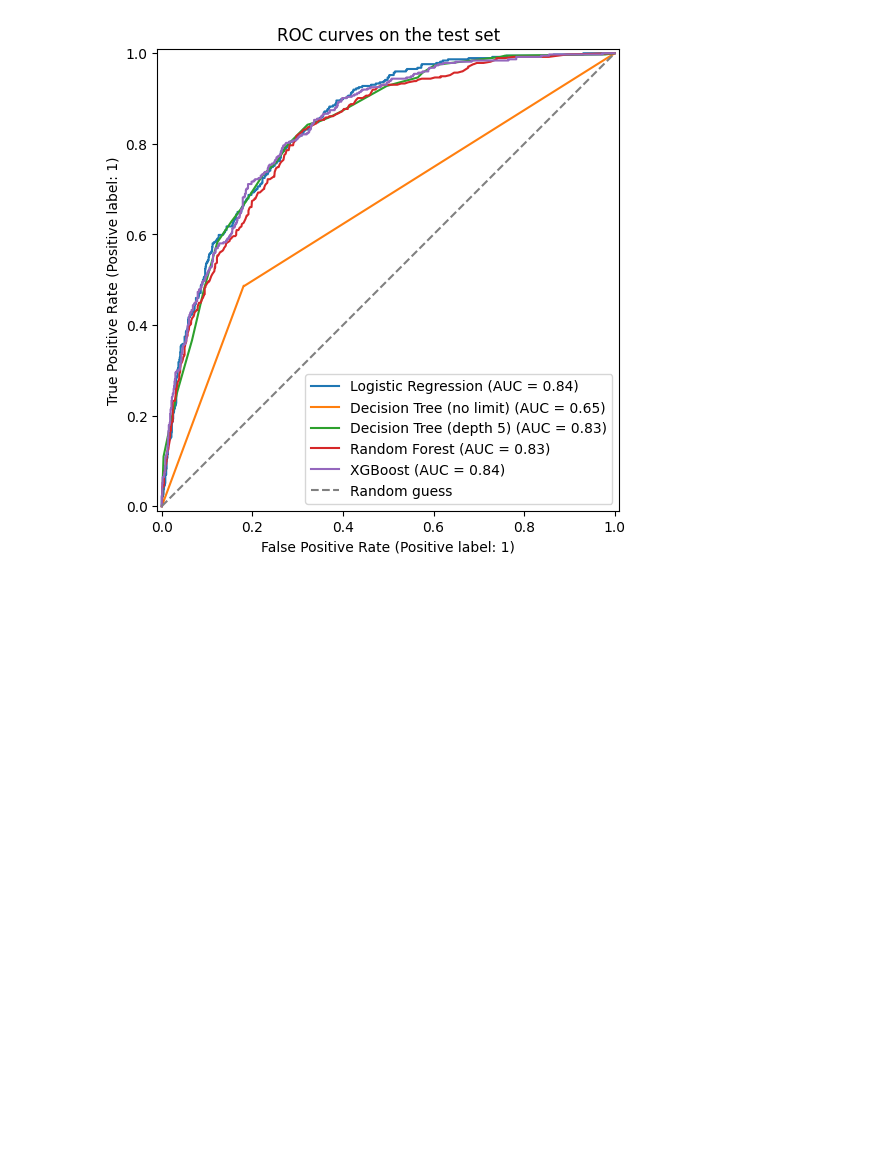
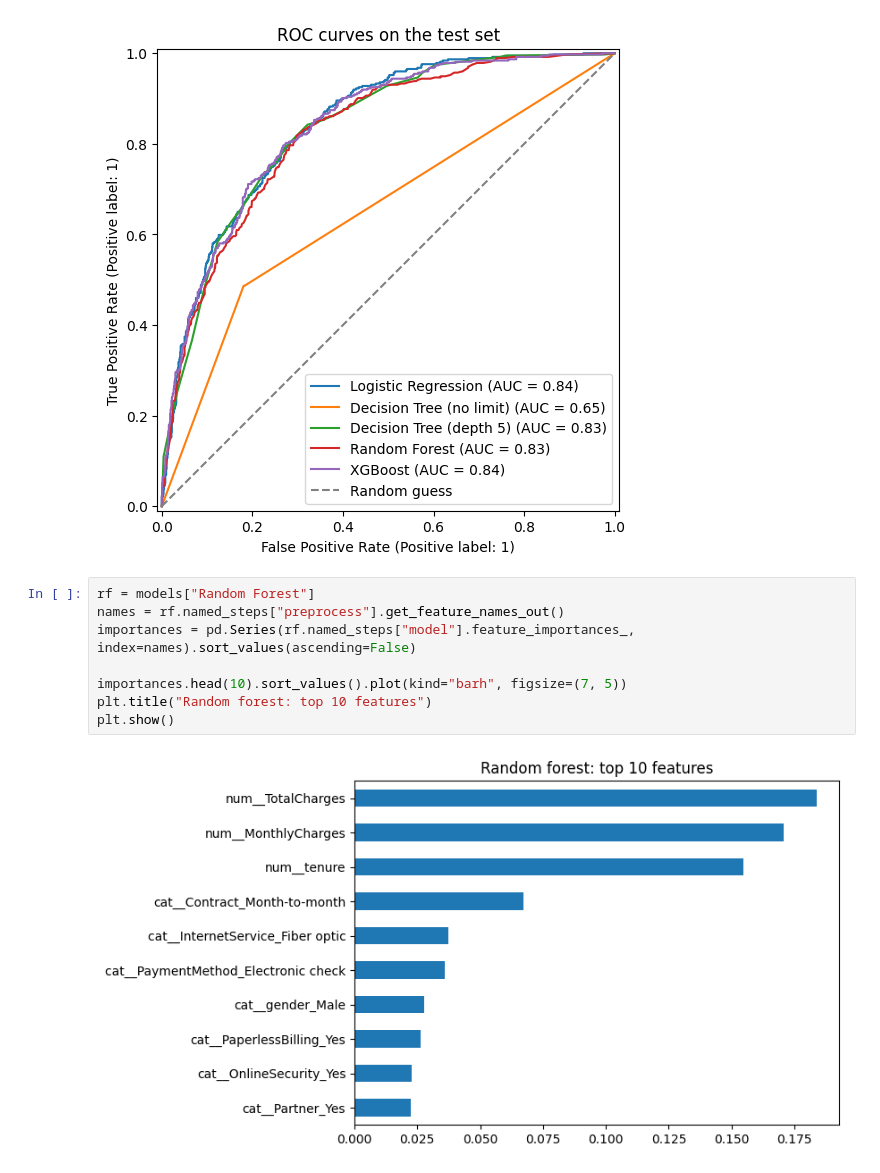
Before and after one commit to shivani07j/telco-churn, a Jupyter notebook: notebooks/06_model_comparison.ipynb, the cells around one changed output. Drawn from its saved outputs; the diff is of its cells as text; blank space fills up the shorter version.

```diff
--- a/notebooks/06_model_comparison.ipynb
+++ b/notebooks/06_model_comparison.ipynb
@@ -86,3 +86,13 @@ ax.legend(loc="lower right")
 plt.show()
 # %% [output]
 [figure]
+# %%
+rf = models["Random Forest"]
+names = rf.named_steps["preprocess"].get_feature_names_out()
+importances = pd.Series(rf.named_steps["model"].feature_importances_, index=names).sort_values(ascending=False)
+
+importances.head(10).sort_values().plot(kind="barh", figsize=(7, 5))
+plt.title("Random forest: top 10 features")
+plt.show()
+# %% [output]
+[figure, added]
```
Also changed, not shown: parts of 1 cell of this notebook, 1 other file.
